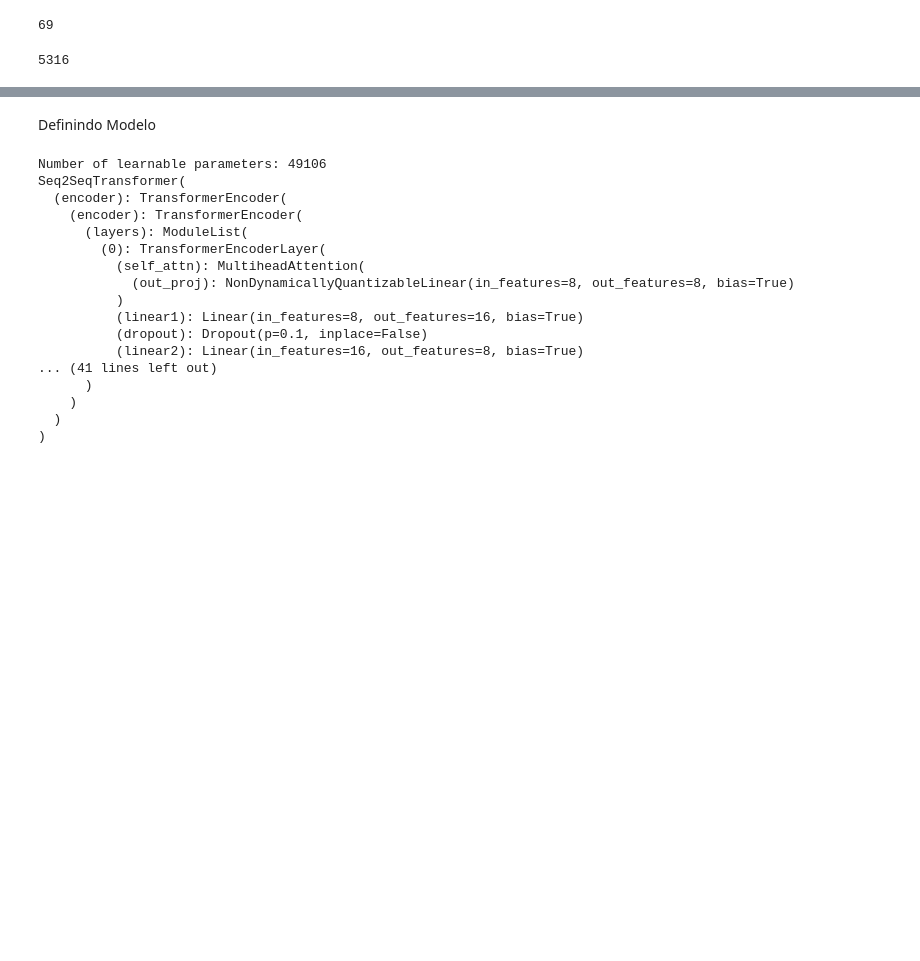
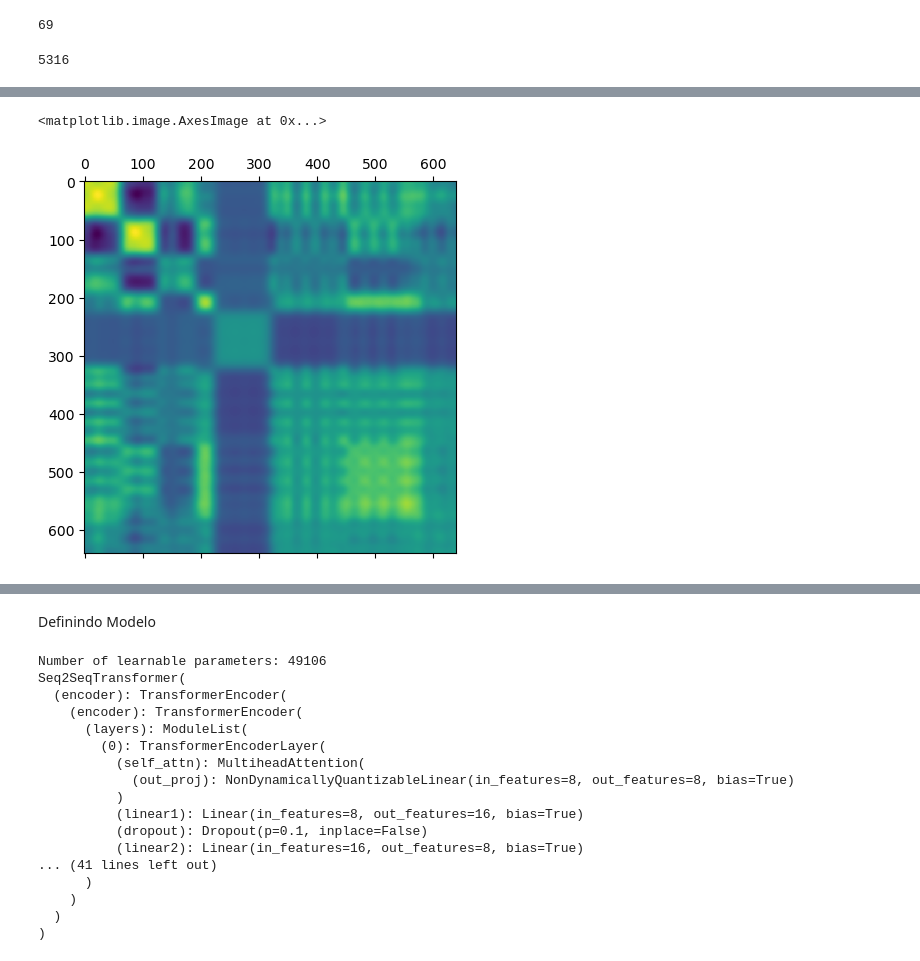
Before and after one commit to ThiagoPoppe/functional-harmony, a Jupyter notebook: notebooks/transformer_pianoroll.ipynb, the cells around one changed output, grey strips where cells are left out. Drawn from its saved outputs; the diff is of its cells as text; code cells hidden in the pictures; blank space fills up the shorter version.

```diff
--- a/notebooks/transformer_pianoroll.ipynb
+++ b/notebooks/transformer_pianoroll.ipynb
@@ -128,0 +165,5 @@ pianoroll.shape, labels.shape, mask.shape
+# %%
+plt.matshow(tonnetz @ tonnetz.T)
+# %% [output]
+<matplotlib.image.AxesImage at 0x...>
+[figure, added]
```
Also changed, not shown: parts of 14 cells of this notebook, 1 other file.
